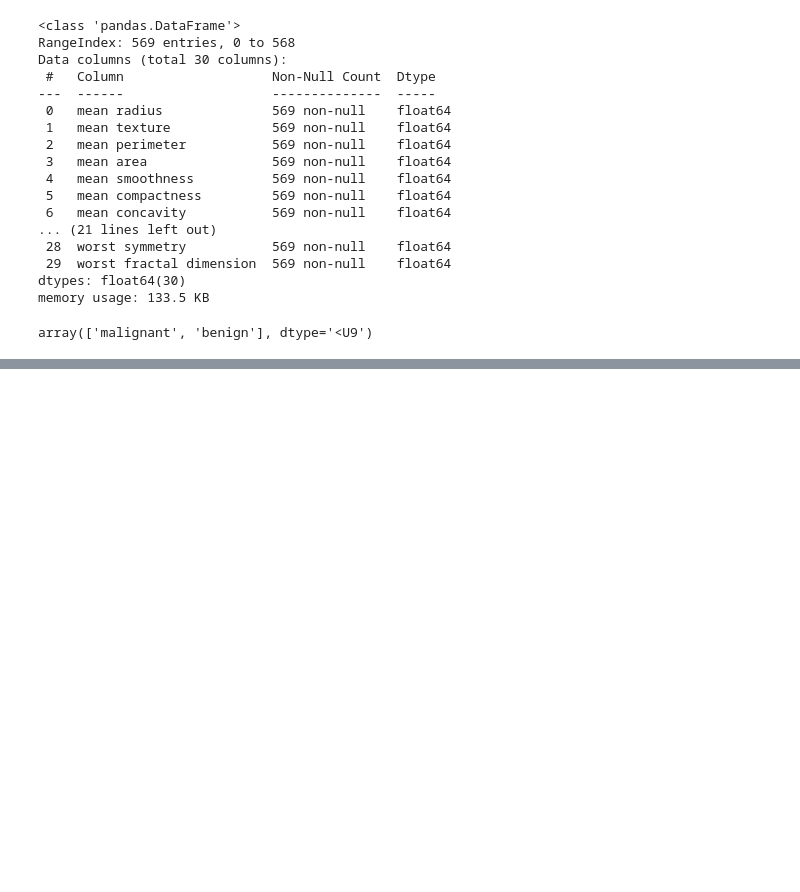
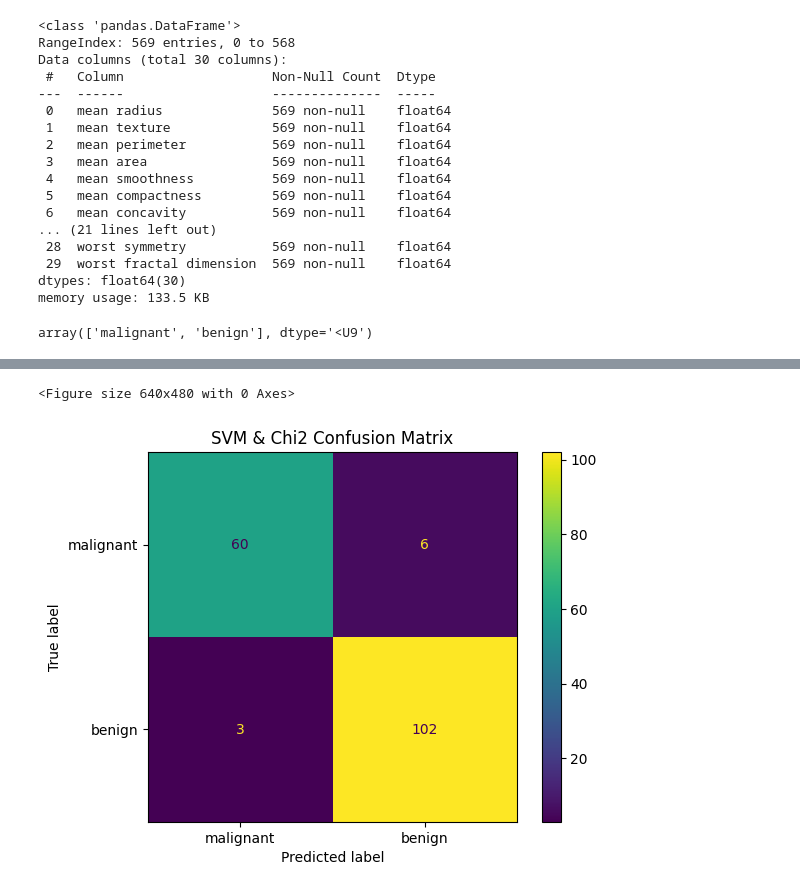
Before and after one commit to sina-salmanpour/DM-HW1-1405, a Jupyter notebook: DM_Q7.ipynb, the cells around one changed output, grey strips where cells are left out. Cells and saved outputs as stored; diff of their text form; code cells hidden in the pictures; blank space fills up the shorter version.

```diff
--- a/DM_Q7.ipynb
+++ b/DM_Q7.ipynb
@@ -91,0 +183,12 @@ disp.plot()
+# %%
+svm_chi2_model = SVC(
+    kernel='rbf',
+    C=1,
+    gamma='scale',
+    probability=True,
+    random_state=42
+)
+
+svm_chi2_model.fit(X_train_chi2, y_train)
+
+chi2_predictions = svm_chi2_model.predict(X_test_chi2)
@@ -91,0 +222,13 @@ disp.plot()
+# %%
+cm_chi2 = confusion_matrix(y_test, chi2_predictions)
+
+plt.figure()
+
+disp = ConfusionMatrixDisplay( confusion_matrix=cm_chi2, display_labels=cancer.target_names)
+
+disp.plot()
+plt.title("SVM & Chi2 Confusion Matrix")
+plt.show()
+# %% [output]
+<Figure size 640x480 with 0 Axes>
+[figure, added]
```
Also changed, not shown: parts of 32 cells of this notebook.
